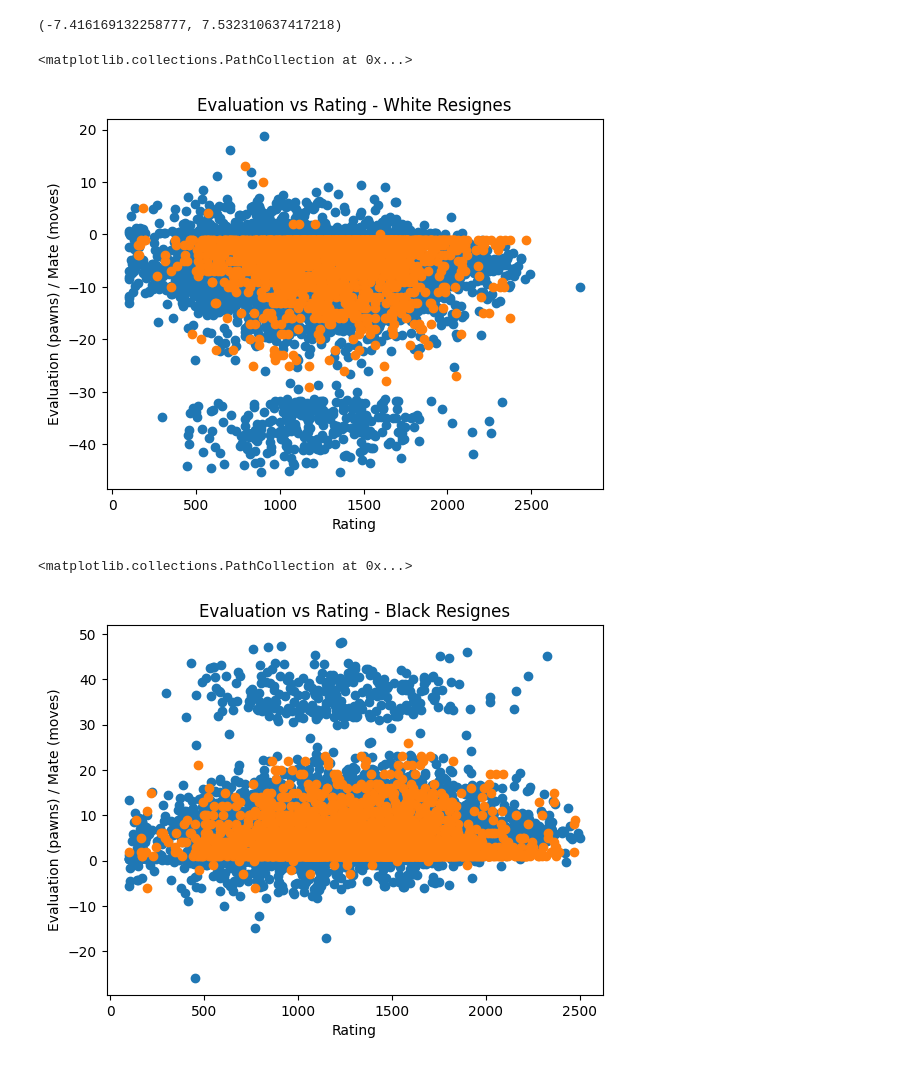
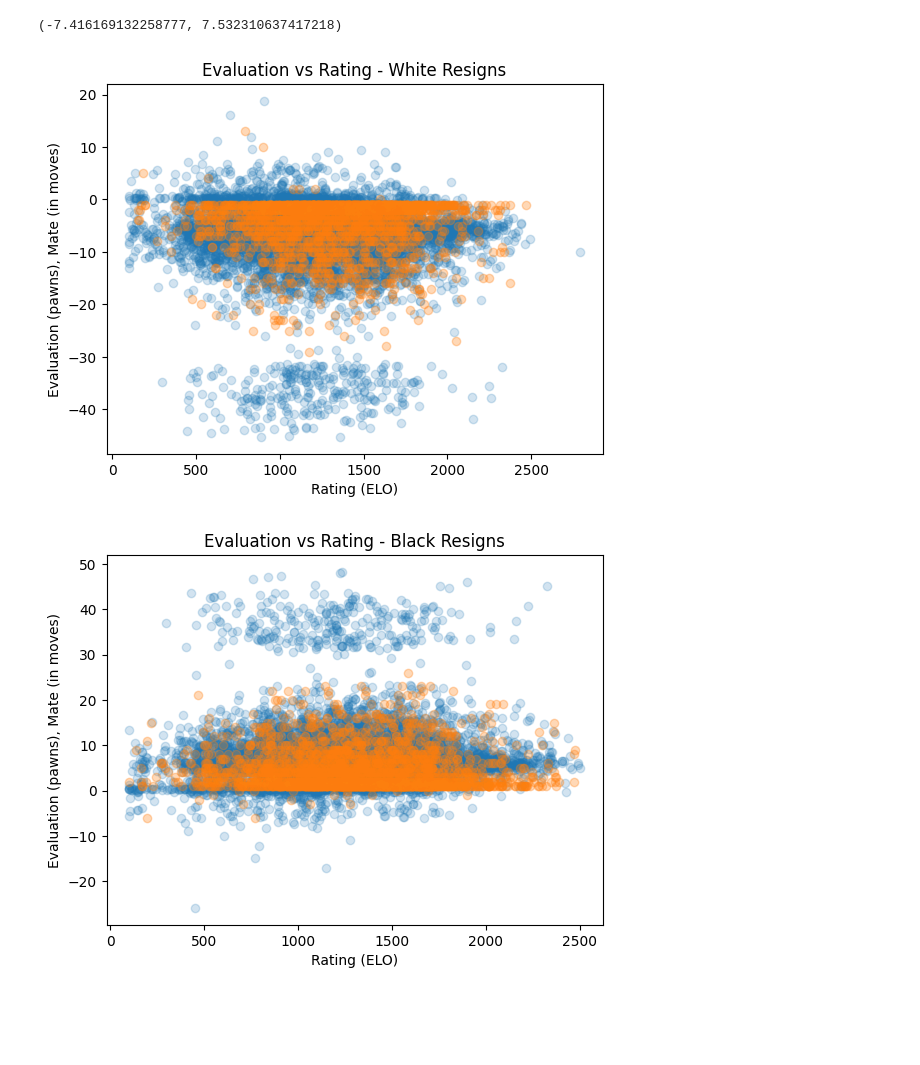
Before and after one commit to Torbet/Chess-DS, a Jupyter notebook: Resignations.ipynb, the cells around one changed output. Drawn from its saved outputs; the diff is of its cells as text; code cells hidden in the pictures; blank space fills up the shorter version.

```diff
--- a/Resignations.ipynb
+++ b/Resignations.ipynb
@@ -22,23 +22,23 @@ white_resigns['evaluation'].mean(), black_resigns['evaluation'].mean()
 # %% [output]
 (-7.416169132258777, 7.532310637417218)
 # %%
-plt.title('Evaluation vs Rating - White Resignes')
-plt.xlabel('Rating')
-plt.ylabel('Evaluation (pawns) / Mate (moves)')
-plt.scatter(white_resigns['white_rating'], white_resigns['evaluation'])
-plt.scatter(white_resigns['white_rating'], white_resigns['mate'])
+plt.title('Evaluation vs Rating - White Resigns')
+plt.xlabel('Rating (ELO)')
+plt.ylabel('Evaluation (pawns), Mate (in moves)')
+plt.scatter(white_resigns['white_rating'], white_resigns['evaluation'], alpha=0.2)
+plt.scatter(white_resigns['white_rating'], white_resigns['mate'], alpha=0.3)
+plt.show()
 # %% [output]
-<matplotlib.collections.PathCollection at 0x...>
-[figure, old version]
+[figure, new version]
 # %%
-plt.title('Evaluation vs Rating - Black Resignes')
-plt.xlabel('Rating')
-plt.ylabel('Evaluation (pawns) / Mate (moves)')
-plt.scatter(black_resigns['black_rating'], black_resigns['evaluation'])
-plt.scatter(black_resigns['black_rating'], black_resigns['mate'])
+plt.title('Evaluation vs Rating - Black Resigns')
+plt.xlabel('Rating (ELO)')
+plt.ylabel('Evaluation (pawns), Mate (in moves)')
+plt.scatter(black_resigns['black_rating'], black_resigns['evaluation'], alpha=0.2)
+plt.scatter(black_resigns['black_rating'], black_resigns['mate'], alpha=0.3)
+plt.show()
 # %% [output]
-<matplotlib.collections.PathCollection at 0x...>
-[figure, old version]
+[figure, new version]
 # %%
 evals = dict(white_resigns.groupby('white_group')['evaluation'].mean())
 mates = dict(white_resigns.groupby('white_group')['mate'].mean())
```
Also changed, not shown: parts of 2 cells of this notebook, 1 other file.
